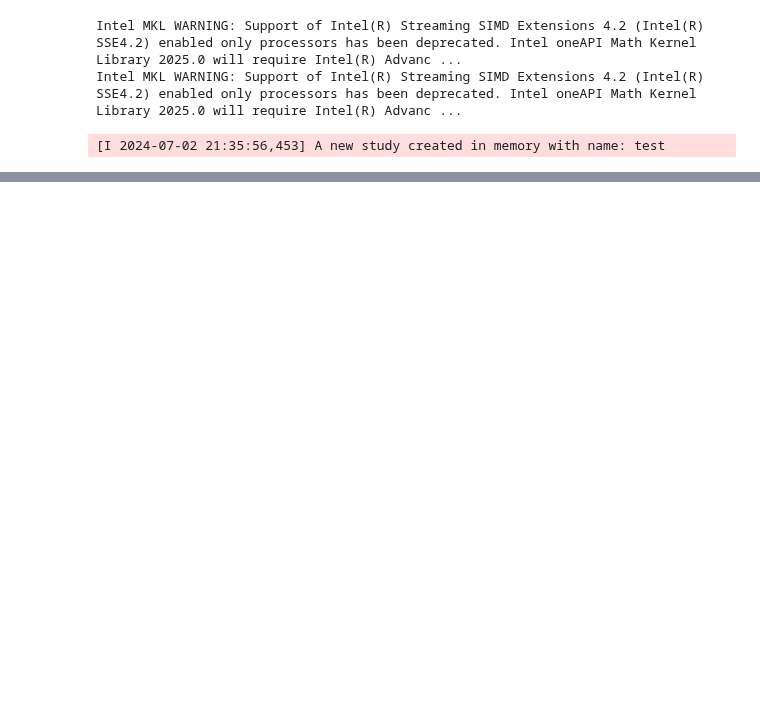
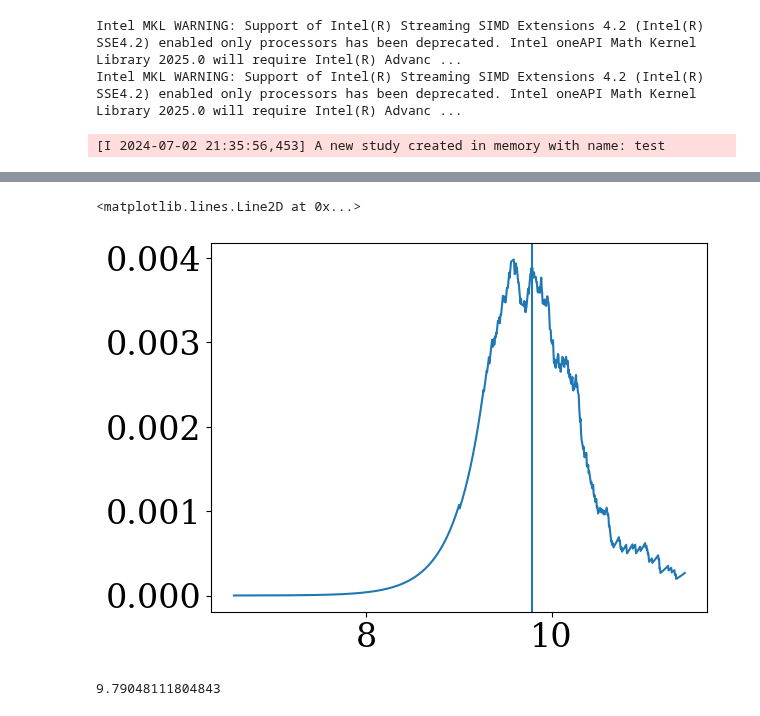
Before and after one commit to lsajkov/strw_mpdg, a Jupyter notebook: build_som.ipynb, the cells around one changed output, grey strips where cells are left out. Saved outputs shown, nothing was run; the diff lists cells and outputs as text; code cells hidden in the pictures; blank space fills up the shorter version.

```diff
--- a/build_som.ipynb
+++ b/build_som.ipynb
@@ -668,0 +863,6 @@ study.optimize(ObjectiveFunction, n_trials = 50,
+# %%
+sigma = np.sqrt((0.2 ** 2) * (1 - 1/7) + (0.9 ** 2)/7)
+convolved_array = np.convolve(SOM.labeled_map[0, 0, 0, :],
+                              1/(sigma * np.sqrt(2 * np.pi)) * np.exp(-distribution/(2 * sigma ** 2)),
+                              mode = 'same')[::-1]
+convolved_array /= np.sum(convolved_array)
@@ -668,0 +875,11 @@ study.optimize(ObjectiveFunction, n_trials = 50,
+# %%
+plt.plot(distribution,
+         convolved_array)
+plt.axvline(np.sum(distribution * convolved_array))
+# %% [output]
+<matplotlib.lines.Line2D at 0x...>
+[figure, added]
+# %%
+np.sum(distribution * convolved_array)
+# %% [output]
+9.79048111804843
```
Also changed, not shown: parts of 39 cells of this notebook, 4 other files.
